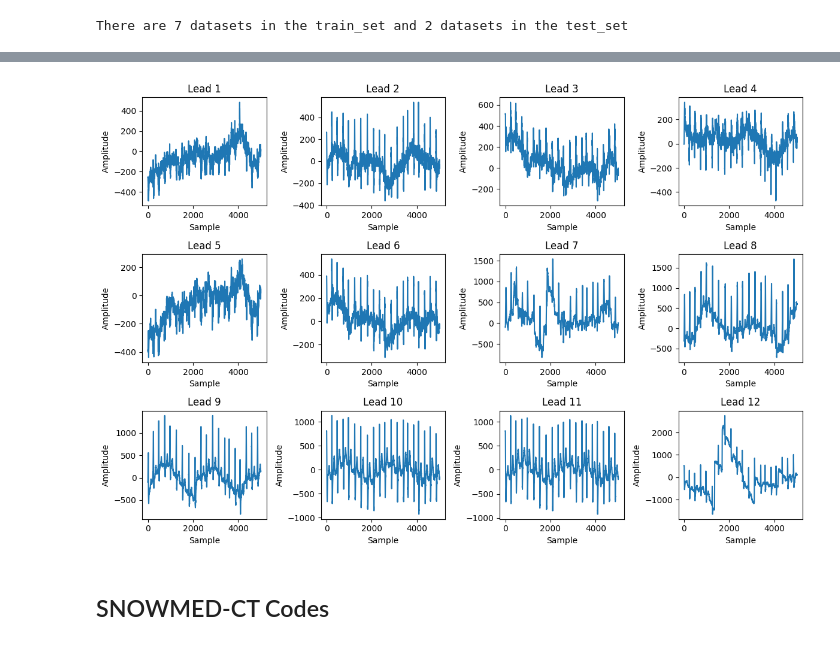
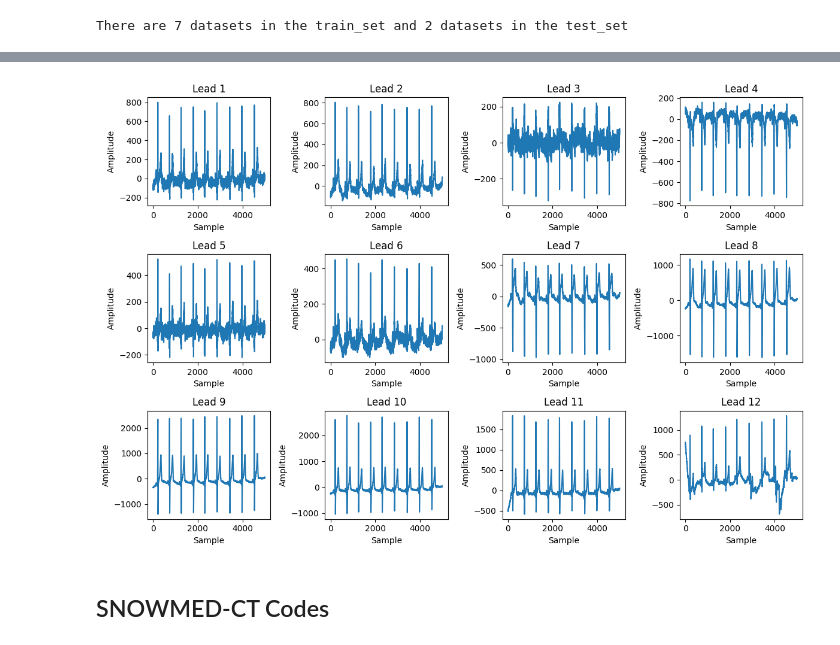
Before and after one commit to naavie/ECG_Project, a Jupyter notebook: Notebooks/model_v1.ipynb, the cells around one changed output, grey strips where cells are left out. Drawn from its saved outputs; the diff is of its cells as text; code cells hidden in the pictures.

```diff
--- a/Notebooks/model_v1.ipynb
+++ b/Notebooks/model_v1.ipynb
@@ -63,7 +93,7 @@ There are 7 datasets in the train_set and 2 datasets in the test_set
 # %%
-train_set.plot_record(0)
+train_set.plot_record(420)
 # %% [output]
-[figure, old version]
+[figure, new version]
 # %% [markdown]
 ## SNOWMED-CT Codes
 # %% [markdown]
```
Also changed, not shown: parts of 1 cell of this notebook, 1 other file.
